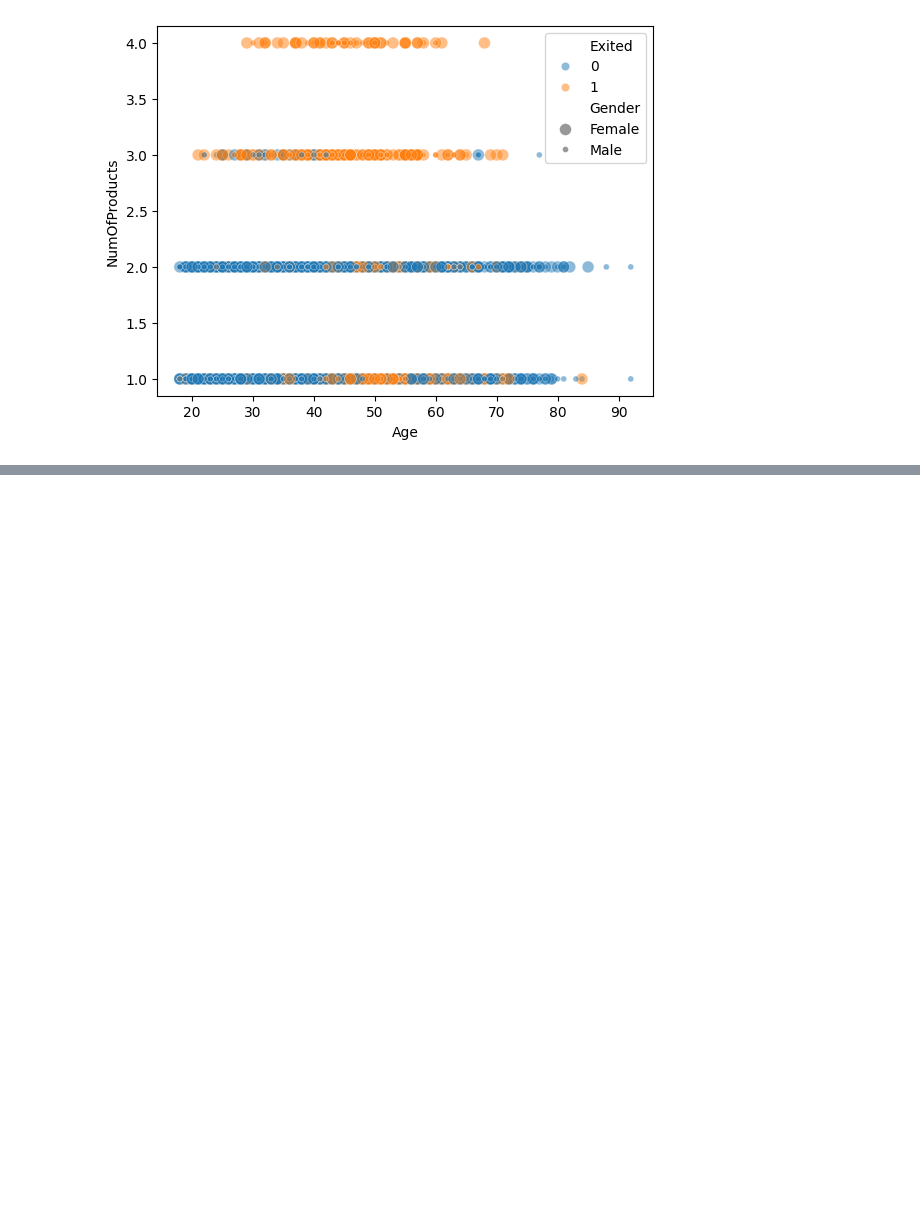
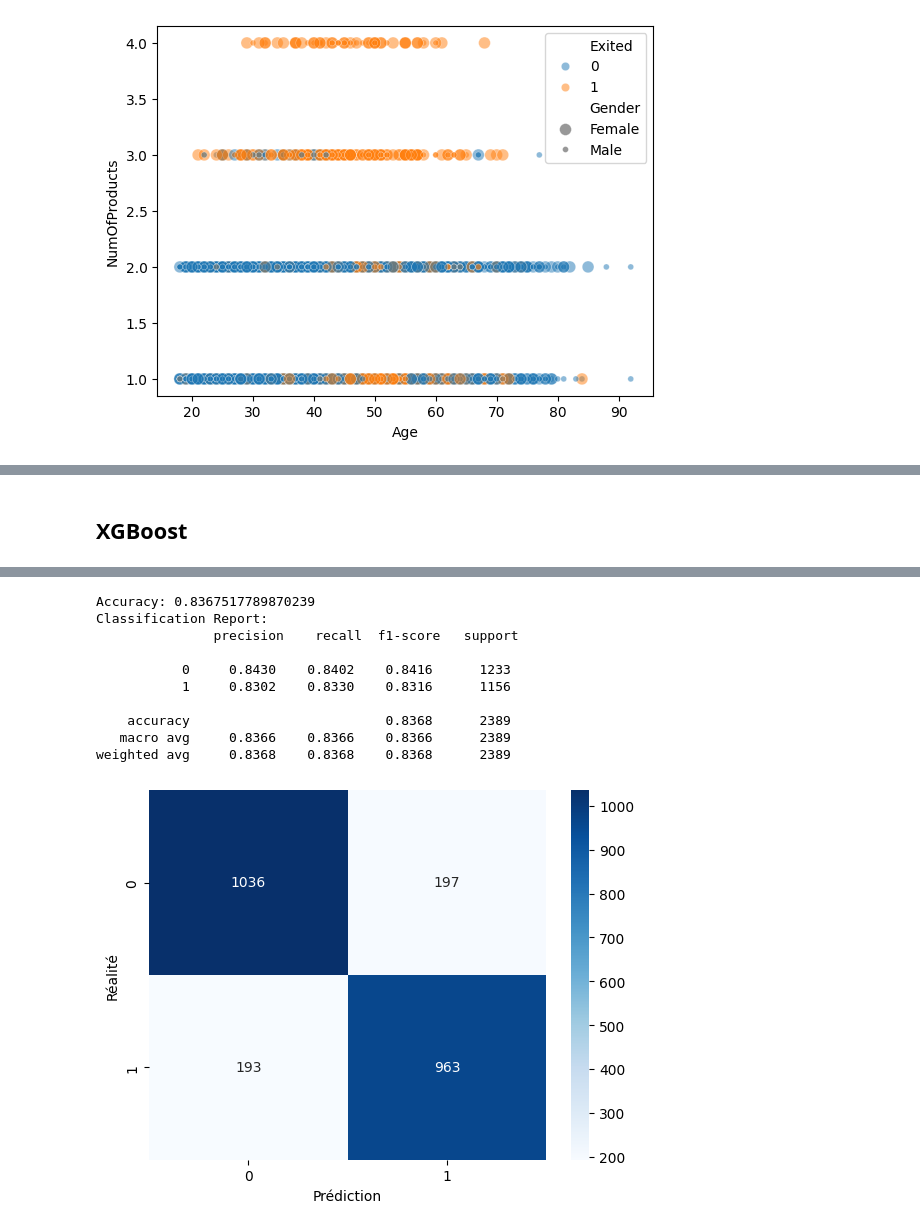
Before and after one commit to Lionel-JOURDHIER/MLFL, a Jupyter notebook: Classification.ipynb, the cells around one changed output, grey strips where cells are left out. Saved outputs shown, nothing was run; the diff lists cells and outputs as text; code cells hidden in the pictures; blank space fills up the shorter version.

```diff
--- a/Classification.ipynb
+++ b/Classification.ipynb
@@ -140,0 +214,58 @@ ValueError: could not convert string to float: 'Hargrave'
+# %% [markdown]
+## XGBoost
+# %%
+from sklearn.ensemble import GradientBoostingClassifier
+import xgboost as xgb
+# MLflow tracking
+with mlflow.start_run(run_name="XGBoost_Churn"):
+
+    model = xgb.XGBClassifier(
+        n_estimators=200,
+        max_depth=3,
+        learning_rate=0.1)
+
+    # Création du pipeline
+    pipeline = Pipeline(
+        steps=[
+            ("preprocessor", preprocessor),
+            ("classifier", model)
+        ]
+    )
+
+    # Division Dataset
+    X_train, X_test, y_train, y_test = train_test_split(X_resampled, y_resampled, test_size=0.15, random_state=42)
+
+    # Fit du model
+    pipeline.fit(X_train, y_train)
+    y_pred = pipeline.predict(X_test)
+
+# Evaluation du model
+accscore = accuracy_score(y_test, y_pred)
+f1score = f1_score(y_test, y_pred)
+rocaucscore = roc_auc_score(y_test, y_pred)
+loglossscore = log_loss(y_test, y_pred)
+prescore = precision_score(y_test, y_pred)
+recscore = recall_score(y_test, y_pred)
+print("Accuracy:", accscore)
+print("F1 Score:", f1score)
+print("ROC AUC Score:", rocaucscore)
+print("Log Loss:", loglossscore)
+print("Precision:", prescore)
+print("Recall:", recscore)
+metrics = {
+    "accuracy": accscore,
+    "f1_score": f1score,
+    "roc_auc": rocaucscore,
+    "log_loss": loglossscore,
+    "precision": prescore,
+    "recall": recscore
+}
+mlflow.log_metrics
+
+# 14. Sauvegarder le modèle
+models_storage = {
+    "model": pipeline,
+    "features" : X_resampled.columns.tolist(),
+    "metrics": metrics
+}
+# %% [output]
@@ -140,0 +273,11 @@ ValueError: could not convert string to float: 'Hargrave'
+Accuracy: 0.8367517789870239
+Classification Report:
+               precision    recall  f1-score   support
+
+           0     0.8430    0.8402    0.8416      1233
+           1     0.8302    0.8330    0.8316      1156
+
+    accuracy                         0.8368      2389
+   macro avg     0.8366    0.8366    0.8366      2389
+weighted avg     0.8368    0.8368    0.8368      2389
+[figure, added]
```
Also changed, not shown: parts of 8 cells of this notebook, 7 other files.
